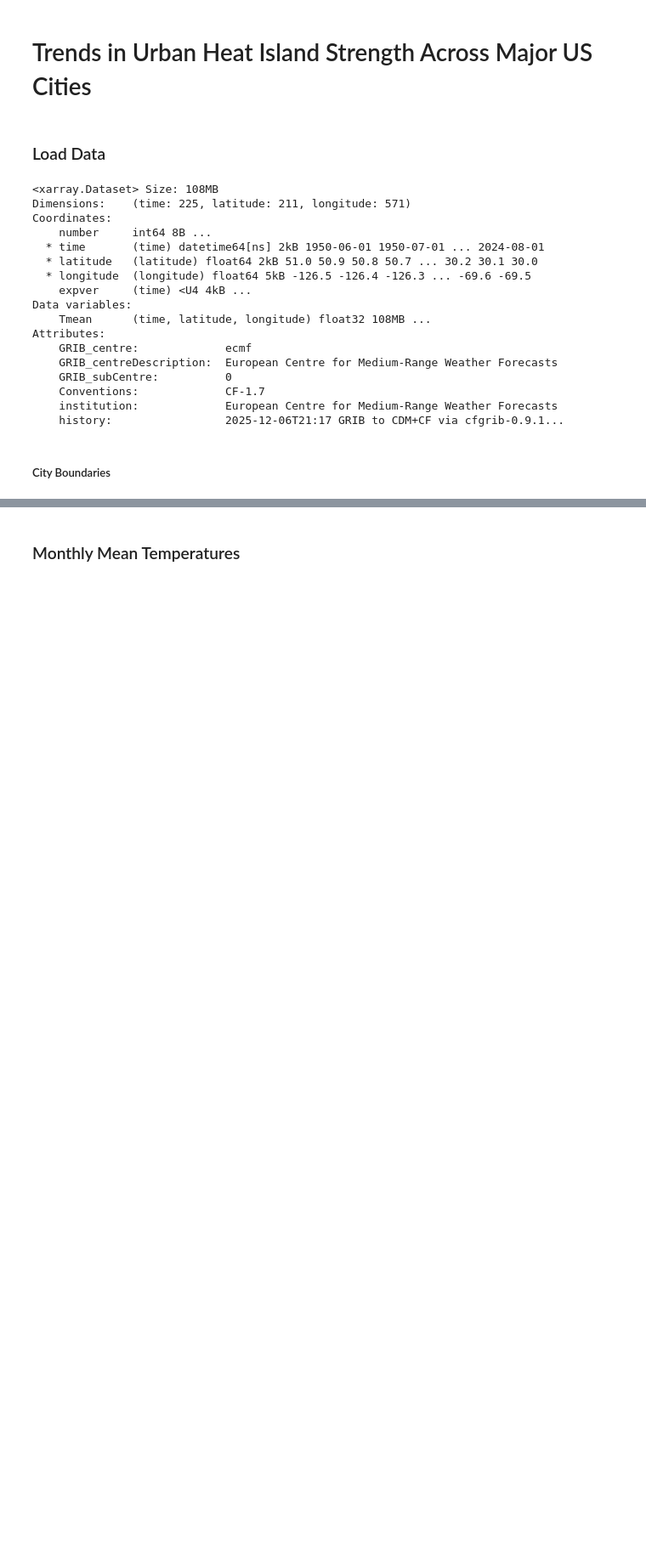
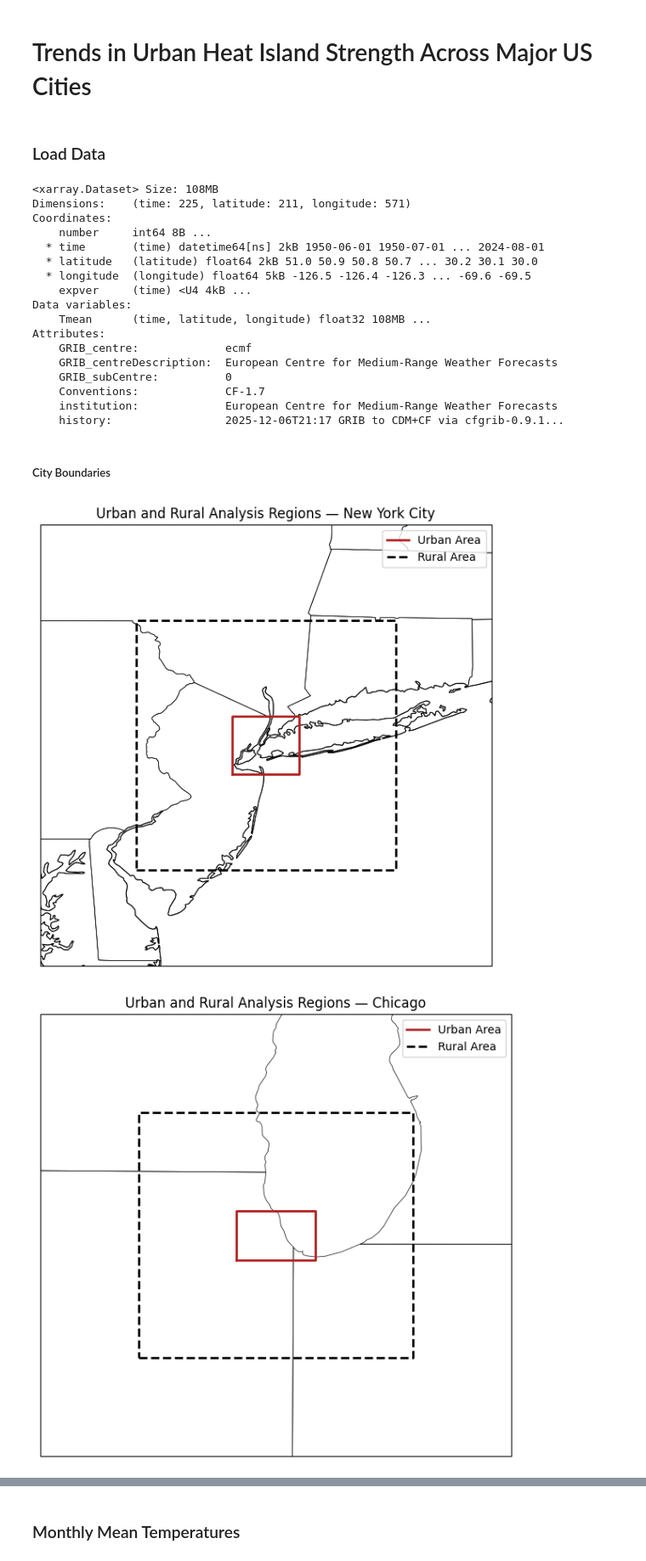
Before and after one commit to heschmidt/ATMS-523-Module-8-Project, a Jupyter notebook: 523_project_code.ipynb, the cells around one changed output, grey strips where cells are left out. Shown at 85% size. Drawn from its saved outputs; the diff is of its cells as text; code cells hidden in the pictures; blank space fills up the shorter version.

```diff
--- a/523_project_code.ipynb
+++ b/523_project_code.ipynb
@@ -86,3 +88,62 @@ expansion_deg = 3.0
 # baseline years
 BASE_START = 1981
 BASE_END = 2010
+# %%
+def plot_city_boundaries(cities, rural_expansion_deg=1.0):
+    for city, cfg in cities.items():
+
+        # Urban bounds
+        lat_min = cfg["lat_min"]
+        lat_max = cfg["lat_max"]
+        lon_min = cfg["lon_min"]
+        lon_max = cfg["lon_max"]
+
+        # Rural bounds
+        lat_min_ext = lat_min - rural_expansion_deg
+        lat_max_ext = lat_max + rural_expansion_deg
+        lon_min_ext = lon_min - rural_expansion_deg
+        lon_max_ext = lon_max + rural_expansion_deg
+
+        fig = plt.figure(figsize=(7,6))
+        ax = plt.axes(projection=ccrs.PlateCarree())
+
+        ax.set_extent(
+            [lon_min_ext - 1, lon_max_ext + 1,
+             lat_min_ext - 1, lat_max_ext + 1],
+            crs=ccrs.PlateCarree()
+        )
+
+        ax.add_feature(cfeature.COASTLINE, linewidth=0.8)
+        ax.add_feature(cfeature.BORDERS, linewidth=0.5)
+        ax.add_feature(cfeature.STATES, linewidth=0.5)
+
+        # urban
+        ax.plot(
+            [lon_min, lon_max, lon_max, lon_min, lon_min],
+            [lat_min, lat_min, lat_max, lat_max, lat_min],
+            color="firebrick",
+            linewidth=2,
+            label="Urban Area",
+            transform=ccrs.PlateCarree()
+        )
+
+        # rural
+        ax.plot(
+            [lon_min_ext, lon_max_ext, lon_max_ext, lon_min_ext, lon_min_ext],
+            [lat_min_ext, lat_min_ext, lat_max_ext, lat_max_ext, lat_min_ext],
+            color="black",
+            linestyle="--",
+            linewidth=2,
+            label="Rural Area",
+            transform=ccrs.PlateCarree()
+        )
+
+        ax.set_title(f"Urban and Rural Analysis Regions — {city.replace('_',' ')}")
+        ax.legend(loc="upper right")
+        plt.tight_layout()
+        plt.show()
+
+plot_city_boundaries(cities, rural_expansion_deg=expansion_deg)
+# %% [output]
+[figure, added]
+[figure, added]
```
Also changed, not shown: parts of 17 cells of this notebook.
